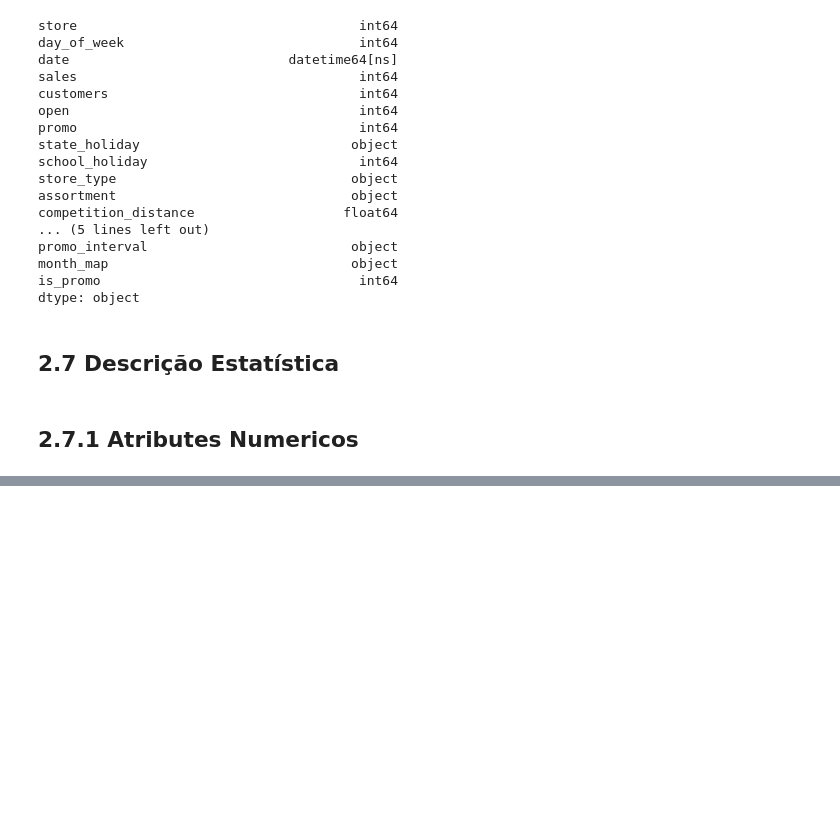
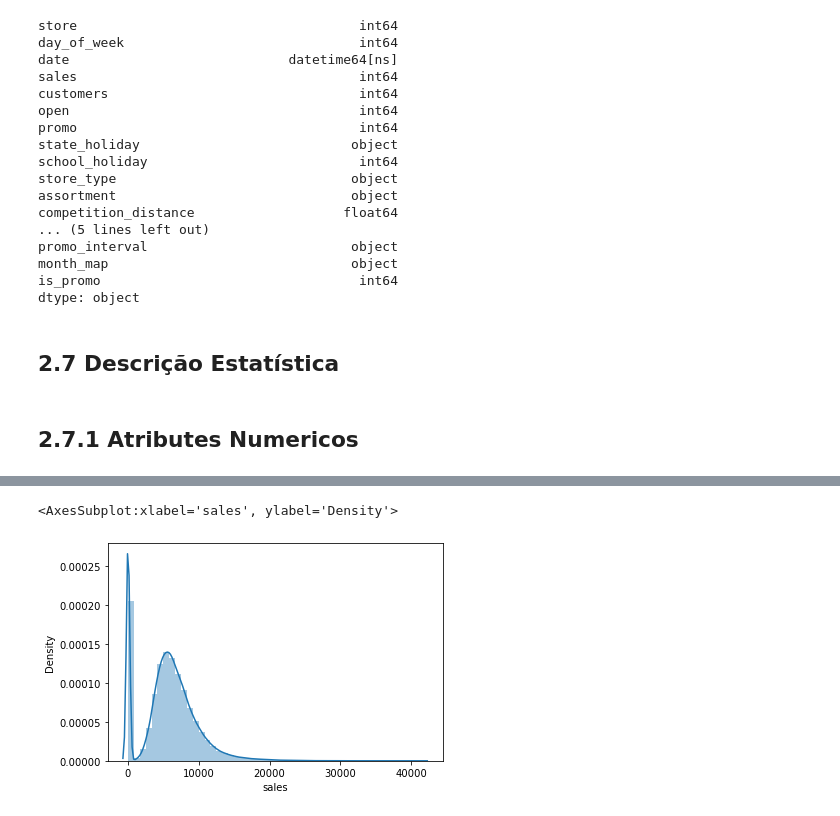
Before and after one commit to castrien/ds_em_producao, a Jupyter notebook: m02_v01_ds_em_producao.ipynb, the cells around one changed output, grey strips where cells are left out. Cells and saved outputs as stored; diff of their text form; code cells hidden in the pictures; blank space fills up the shorter version.

```diff
--- a/m02_v01_ds_em_producao.ipynb
+++ b/m02_v01_ds_em_producao.ipynb
@@ -217,3 +219,9 @@ m
 | 11 | promo2_since_week | 1.0 | 50.0 | 49.0 | 14.609864 | 10.0 | 13.423599 | 1.069912 | -1.222811 |
 | 12 | promo2_since_year | 1.0 | 2015.0 | 2014.0 | 1009.972807 | 2009.0 | 1002.913680 | -0.002268 | -2.999971 |
 | 13 | is_promo | 0.0 | 1.0 | 1.0 | 0.155231 | 0.0 | 0.362124 | 1.904152 | 1.625796 |
+# %%
+#verificar a distribuição das vendas
+sns.distplot( df1['sales'])
+# %% [output]
+<AxesSubplot:xlabel='sales', ylabel='Density'>
+[figure, added]
```
Also changed, not shown: parts of 22 cells of this notebook, 2 other files.
